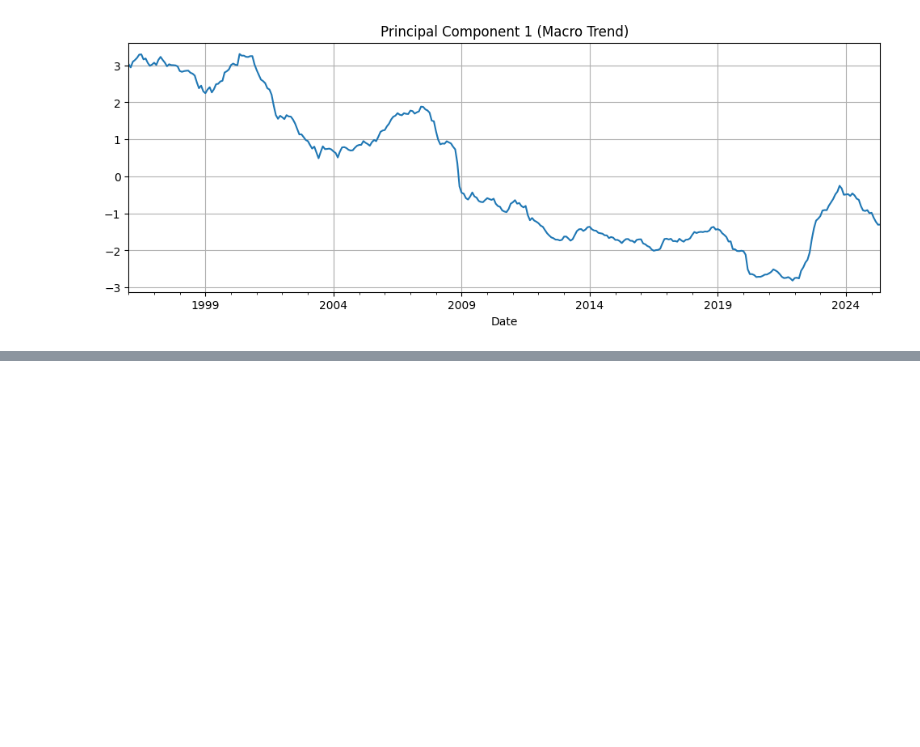
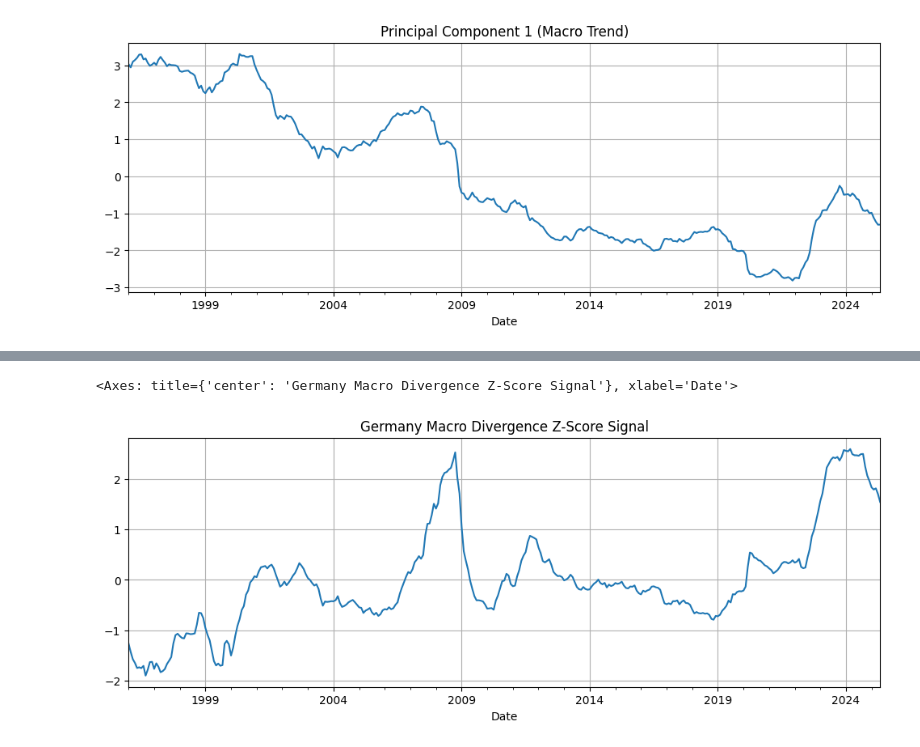
Before and after one commit to FrimpsManu/macro-arb-engine, a Jupyter notebook: notebooks/pca_macro_analysis.ipynb, the cells around one changed output, grey strips where cells are left out. Saved outputs shown, nothing was run; the diff lists cells and outputs as text; code cells hidden in the pictures; blank space fills up the shorter version.

```diff
--- a/notebooks/pca_macro_analysis.ipynb
+++ b/notebooks/pca_macro_analysis.ipynb
@@ -46,0 +57,11 @@ pca_df['PC1'].plot(figsize=(12, 4), title="Principal Component 1 (Macro Trend)",
+# %%
+from scipy.stats import zscore
+
+# Create a signal: how extreme is Germany's macro divergence
+germany_signal = zscore(divergence_df["GERMANY_3M_RATE"])
+
+# Plot signal
+germany_signal.plot(figsize=(12, 4), title="Germany Macro Divergence Z-Score Signal", grid=True)
+# %% [output]
+<Axes: title={'center': 'Germany Macro Divergence Z-Score Signal'}, xlabel='Date'>
+[figure, added]
```
Also changed, not shown: parts of 2 cells of this notebook.
